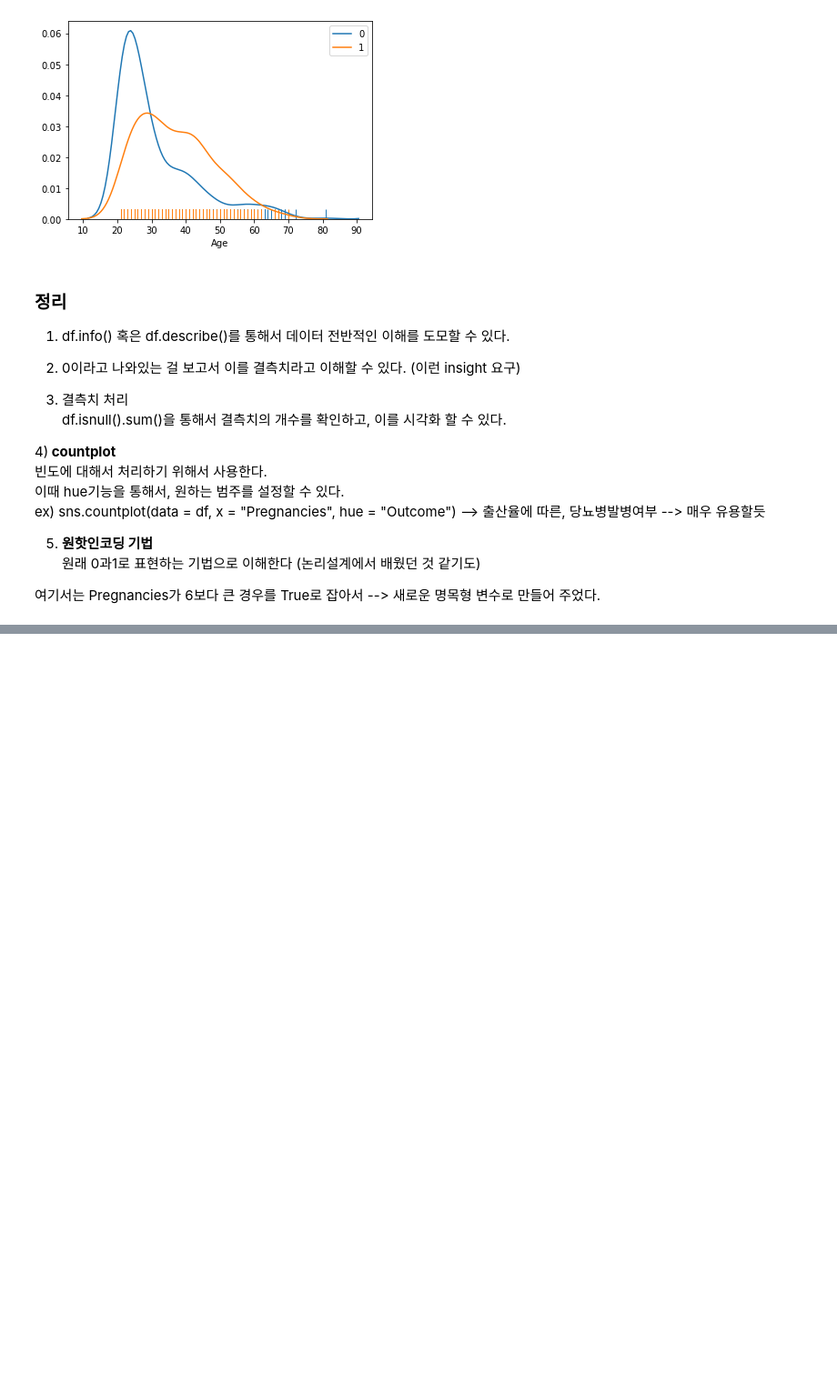
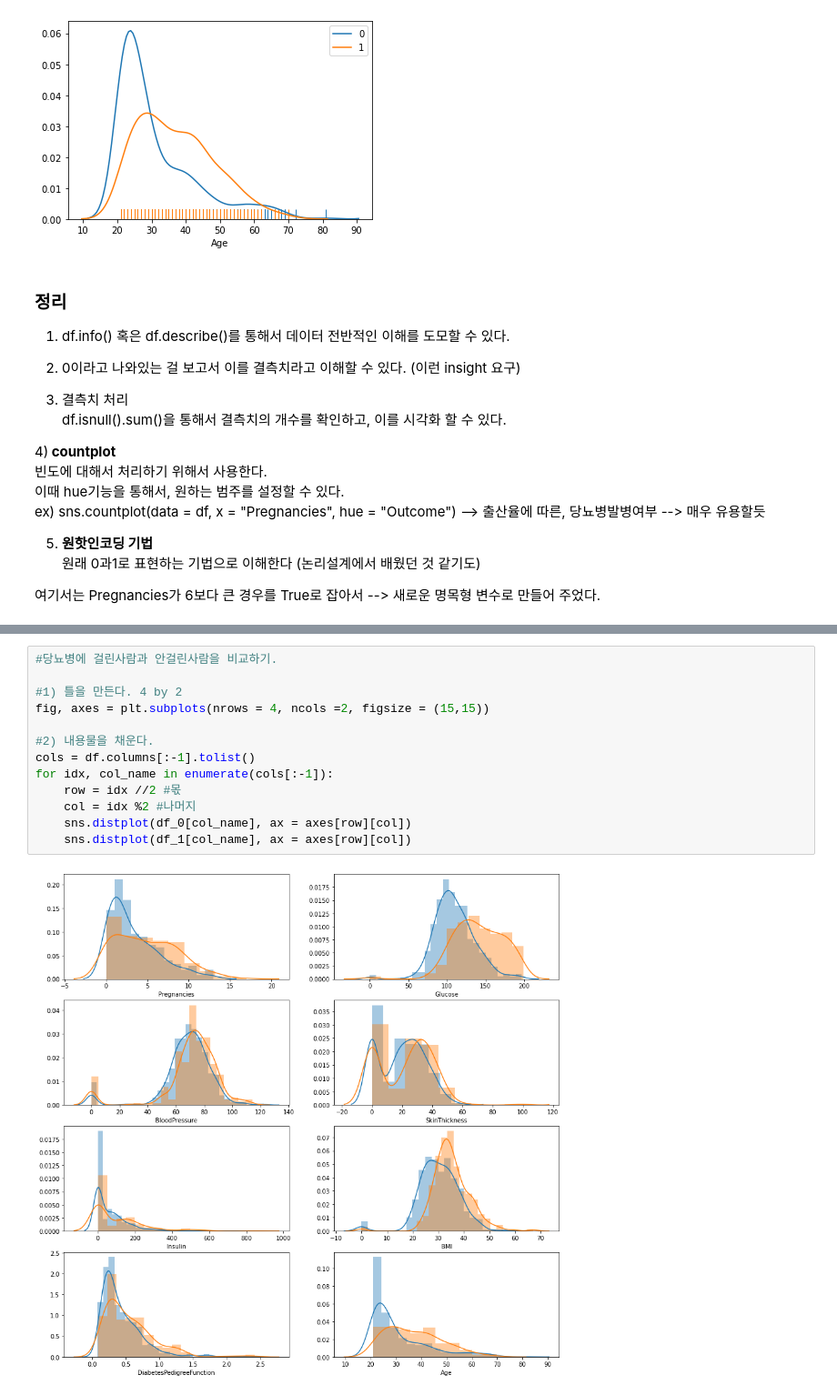
Before and after one commit to Gyu-Seok0/Career, a Jupyter notebook: 2021년/프로젝트로 배우는 데이터사이언스/2. EDA를 통해 데이터 탐색하기.ipynb, the cells around one changed output, grey strips where cells are left out. Shown at 91% size. Saved outputs shown, nothing was run; the diff lists cells and outputs as text; blank space fills up the shorter version.

```diff
--- a/2021년/프로젝트로 배우는 데이터사이언스/2. EDA를 통해 데이터 탐색하기.ipynb
+++ b/2021년/프로젝트로 배우는 데이터사이언스/2. EDA를 통해 데이터 탐색하기.ipynb
@@ -281,0 +296,15 @@ ex) sns.countplot(data = df, x = "Pregnancies", hue = "Outcome") --> 출산율
+# %%
+#당뇨병에 걸린사람과 안걸린사람을 비교하기.
+
+#1) 틀을 만든다. 4 by 2
+fig, axes = plt.subplots(nrows = 4, ncols =2, figsize = (15,15))
+
+#2) 내용물을 채운다.
+cols = df.columns[:-1].tolist()
+for idx, col_name in enumerate(cols[:-1]):
+    row = idx //2 #몫
+    col = idx %2 #나머지
+    sns.distplot(df_0[col_name], ax = axes[row][col])
+    sns.distplot(df_1[col_name], ax = axes[row][col])
+# %% [output]
+[figure, added]
```
Also changed, not shown: parts of 24 cells of this notebook, 2 other files.
